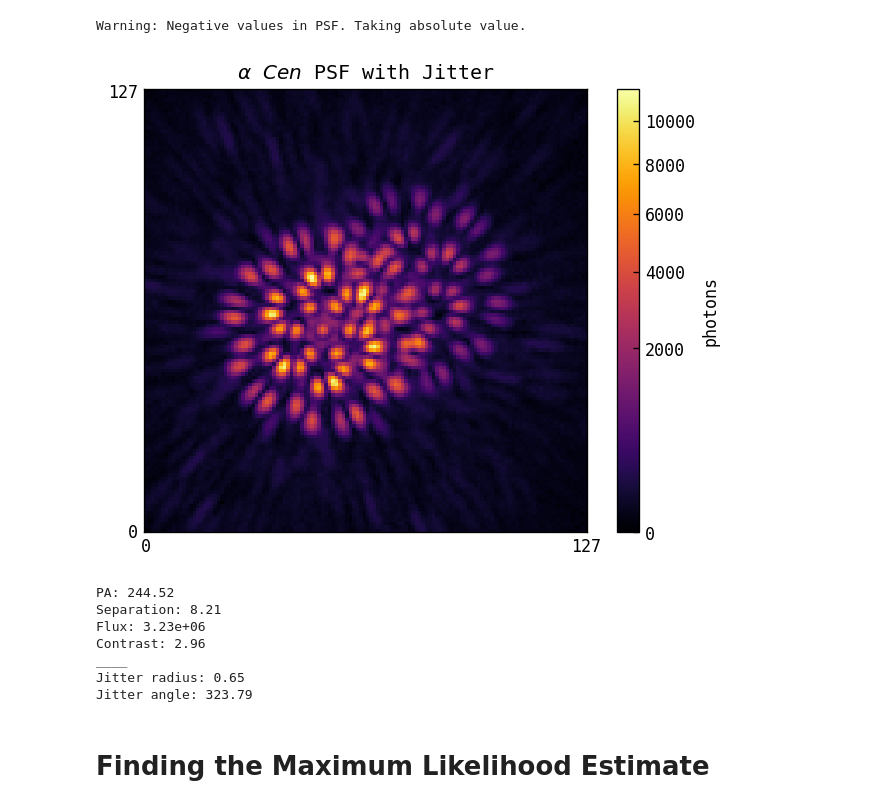
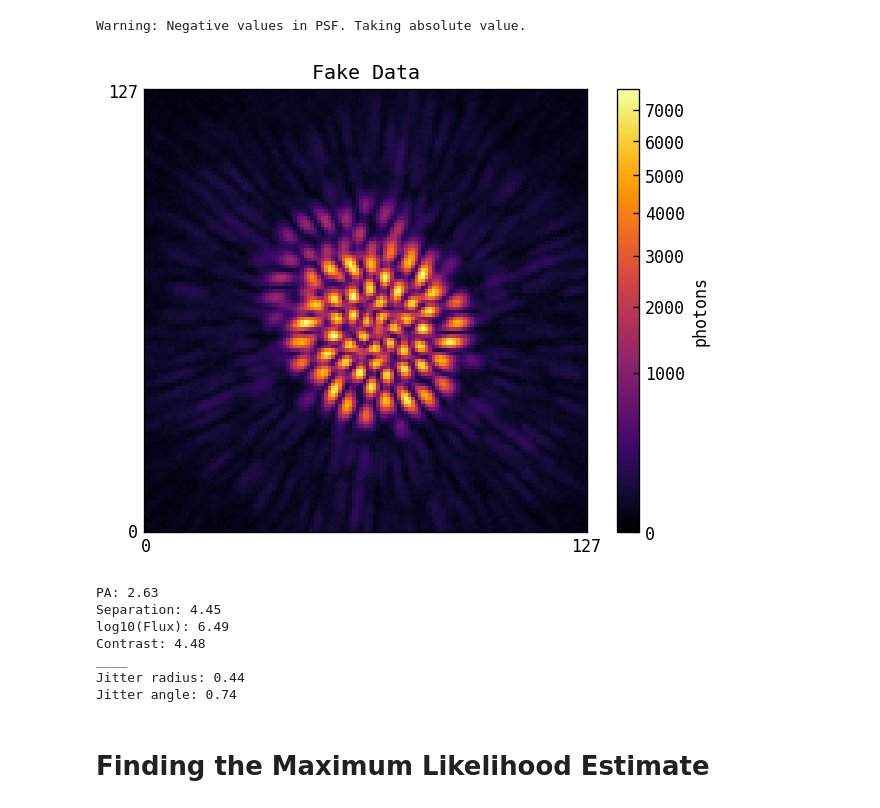
Before and after one commit to maxecharles/toliman-phd, a Jupyter notebook: notebooks/mcmc.ipynb, the cells around one changed output. Drawn from its saved outputs; the diff is of its cells as text; code cells hidden in the pictures.

```diff
--- a/notebooks/mcmc.ipynb
+++ b/notebooks/mcmc.ipynb
@@ -19,43 +24,43 @@ plt.rcParams['ytick.direction'] = 'in'
 # %%
-fakedata_obj = ac.AlphaCenPSF(mask_dir='data/test_mask.npy', n_wavels=50)
+fakedata_obj = ac.AlphaCenPSF(mask_dir='data/toliman_pupil.npy', n_wavels=50)
 
 # physical parameters
-fakedata_obj.pa = rd.uniform()*360  # position angle in degrees
-fakedata_obj.sep = np.abs(rd.normal(8, 3))  # binary separation in arcseconds
-fakedata_obj.flux = np.abs(rd.normal(6.152e7 / 10 / 2, 1e5))  # AVERAGE flux of the two stars per frame
-fakedata_obj.contrast = np.abs(rd.normal(3.372873, 1))  # flux contrast from V band magnitudes
+fakedata_obj.pa = jr.uniform(jr.PRNGKey(0))*360  # position angle in degrees
+fakedata_obj.sep = jnp.abs(8 + 3*jr.normal(jr.PRNGKey(1)))  # binary separation in arcseconds
+fakedata_obj.flux = (6.152e7 / 10 / 2) + 1e5 * jnp.abs(jr.normal(jr.PRNGKey(2)))  # AVERAGE flux of the two stars per frame
+fakedata_obj.contrast = jnp.abs(3.372873 + jr.normal(jr.PRNGKey(3)))  # flux contrast from V band magnitudes
 
 # instrument
 optics, source = fakedata_obj.GetInstrument()
 idealPSF = optics.model(source)
 jitfunc = ac.get_jitter_func(optics, source)
 
 # jitter parameters
-jitter_rad = np.abs(rd.normal(0.5, 0.3))
-jitter_angle = rd.uniform()*360
+jitter_rad = jnp.abs(0.5 + 0.3 * jr.normal(jr.PRNGKey(0)))
+jitter_angle = jr.uniform(jr.PRNGKey(1))*360
 jitPSF = jitfunc(rad=jitter_rad, angle=jitter_angle, npsf=50)
 noisePSF = ac.add_noise_to_psf(jitPSF)
-utils.PlotSqrtPSF(noisePSF, title=r'$\alpha$ $Cen$ PSF with Jitter')
+utils.PlotSqrtPSF(noisePSF, title='Fake Data')
 
-print(f'PA: {fakedata_obj.pa:.2f}')
+print(f'PA: {jnp.deg2rad(fakedata_obj.pa):.2f}')
 print(f'Separation: {fakedata_obj.sep:.2f}')
-print(f'Flux: {fakedata_obj.flux:.2e}')
+print(f'log10(Flux): {jnp.log10(fakedata_obj.flux):.2f}')
 print(f'Contrast: {fakedata_obj.contrast:.2f}')
 print('____')
 print(f'Jitter radius: {jitter_rad:.2f}')
-print(f'Jitter angle: {jitter_angle:.2f}')
+print(f'Jitter angle: {jnp.deg2rad(jitter_angle):.2f}')
 
-fake_data = np.abs(noisePSF) # TODO DONT TAKE ABSOLUTE VALUE HERE
+fake_data = jnp.abs(noisePSF) # TODO DONT TAKE ABSOLUTE VALUE HERE
 # %% [output]
 Warning: Negative values in PSF. Taking absolute value.
-[figure, old version]
+[figure, new version]
-PA: 244.52
-Separation: 8.21
-Flux: 3.23e+06
-Contrast: 2.96
+PA: 2.63
+Separation: 4.45
+log10(Flux): 6.49
+Contrast: 4.48
 ____
-Jitter radius: 0.65
-Jitter angle: 323.79
+Jitter radius: 0.44
+Jitter angle: 0.74
 # %%
 def build_model_psf(theta):
     """
```
Also changed, not shown: parts of 9 cells of this notebook, 3 other files.
